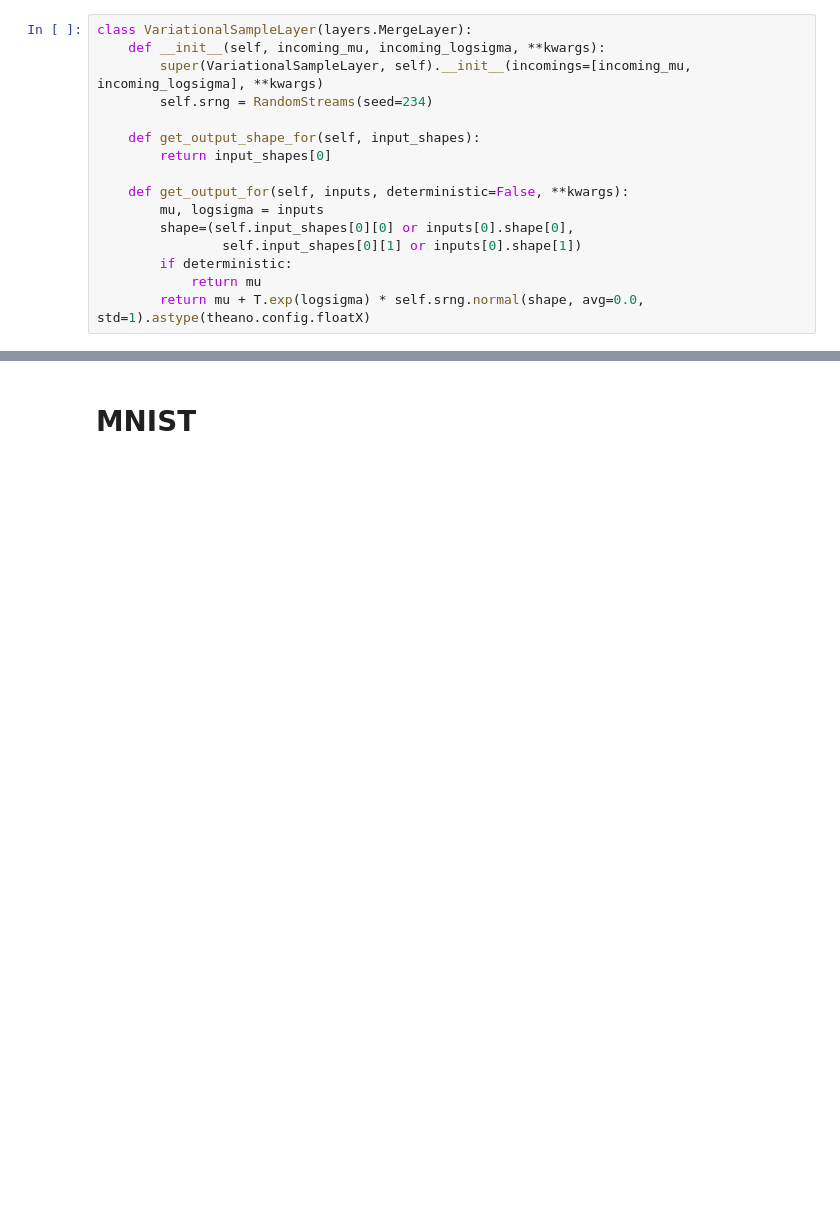
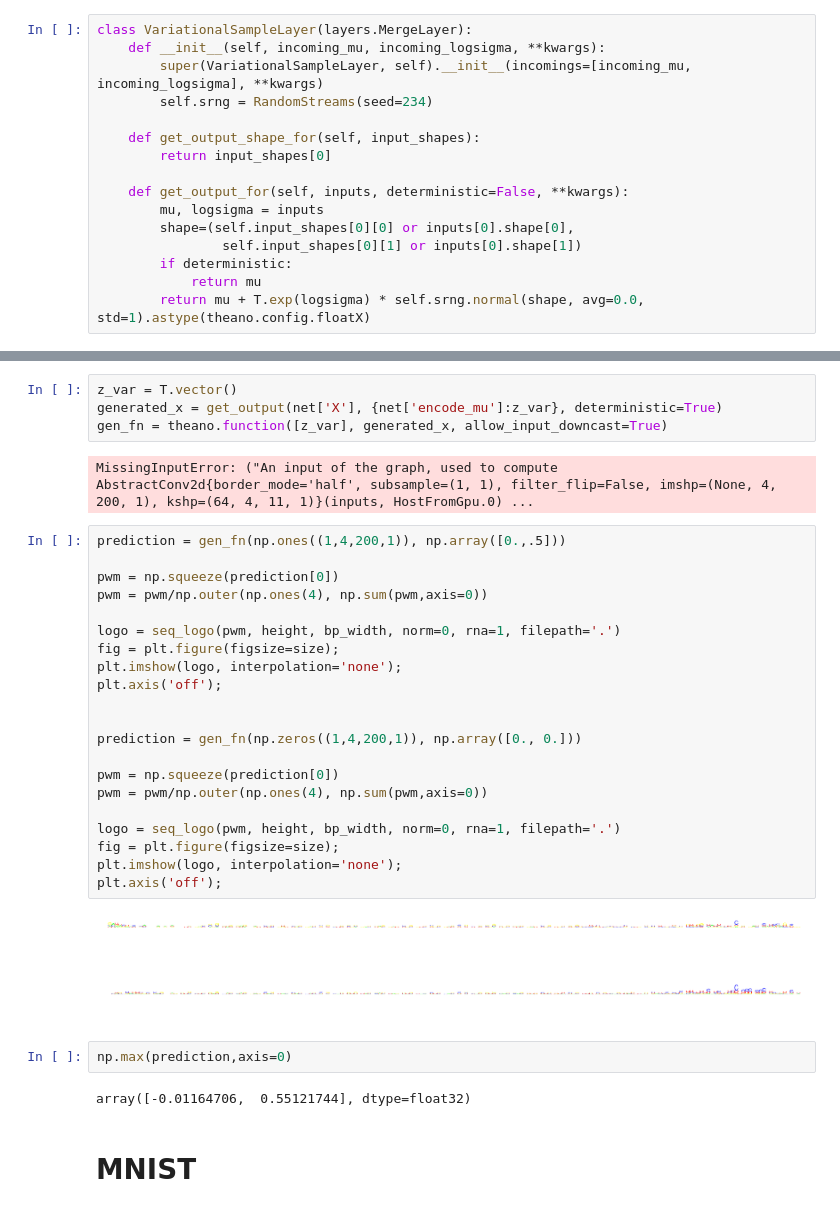
Before and after one commit to p-koo/theanomics, a Jupyter notebook: notebook/Convolutional autoencoding variational Bayes.ipynb, the cells around one changed output, grey strips where cells are left out. Drawn from its saved outputs; the diff is of its cells as text; blank space fills up the shorter version.

```diff
--- a/notebook/Convolutional autoencoding variational Bayes.ipynb
+++ b/notebook/Convolutional autoencoding variational Bayes.ipynb
@@ -490,3 +512,37 @@ plt.axis('off')
+# %%
+z_var = T.vector()
+generated_x = get_output(net['X'], {net['encode_mu']:z_var}, deterministic=True)
+gen_fn = theano.function([z_var], generated_x, allow_input_downcast=True)
+# %% [output]
+MissingInputError: ("An input of the graph, used to compute AbstractConv2d{border_mode='half', subsample=(1, 1), filter_flip=False, imshp=(None, 4, 200, 1), kshp=(64, 4, 11, 1)}(inputs, HostFromGpu.0) ...
+# %%
+prediction = gen_fn(np.ones((1,4,200,1)), np.array([0.,.5]))
+
+pwm = np.squeeze(prediction[0])
+pwm = pwm/np.outer(np.ones(4), np.sum(pwm,axis=0))
+
+logo = seq_logo(pwm, height, bp_width, norm=0, rna=1, filepath='.')
+fig = plt.figure(figsize=size);
+plt.imshow(logo, interpolation='none');
+plt.axis('off');
+
+
+prediction = gen_fn(np.zeros((1,4,200,1)), np.array([0., 0.]))
+
+pwm = np.squeeze(prediction[0])
+pwm = pwm/np.outer(np.ones(4), np.sum(pwm,axis=0))
+
+logo = seq_logo(pwm, height, bp_width, norm=0, rna=1, filepath='.')
+fig = plt.figure(figsize=size);
+plt.imshow(logo, interpolation='none');
+plt.axis('off');
+# %% [output]
+[figure, added]
+[figure, added]
+# %%
+np.max(prediction,axis=0)
+# %% [output]
+array([-0.01164706,  0.55121744], dtype=float32)
 # %% [markdown]
 # MNIST
 # %%
```
Also changed, not shown: parts of 22 cells of this notebook, 25 other files.
